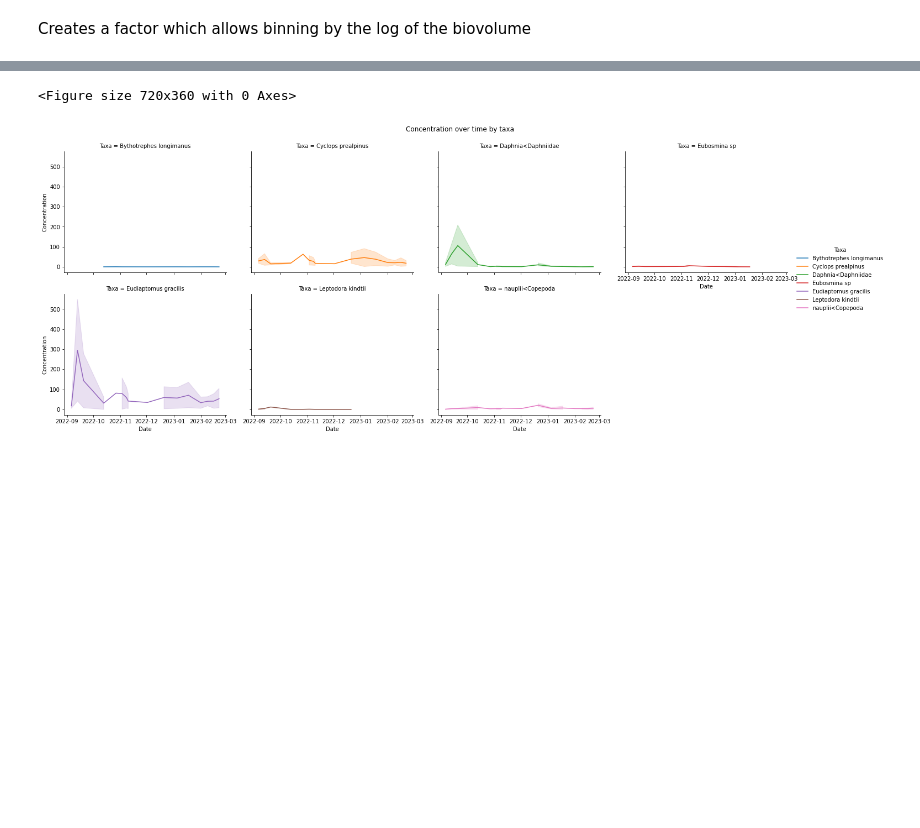
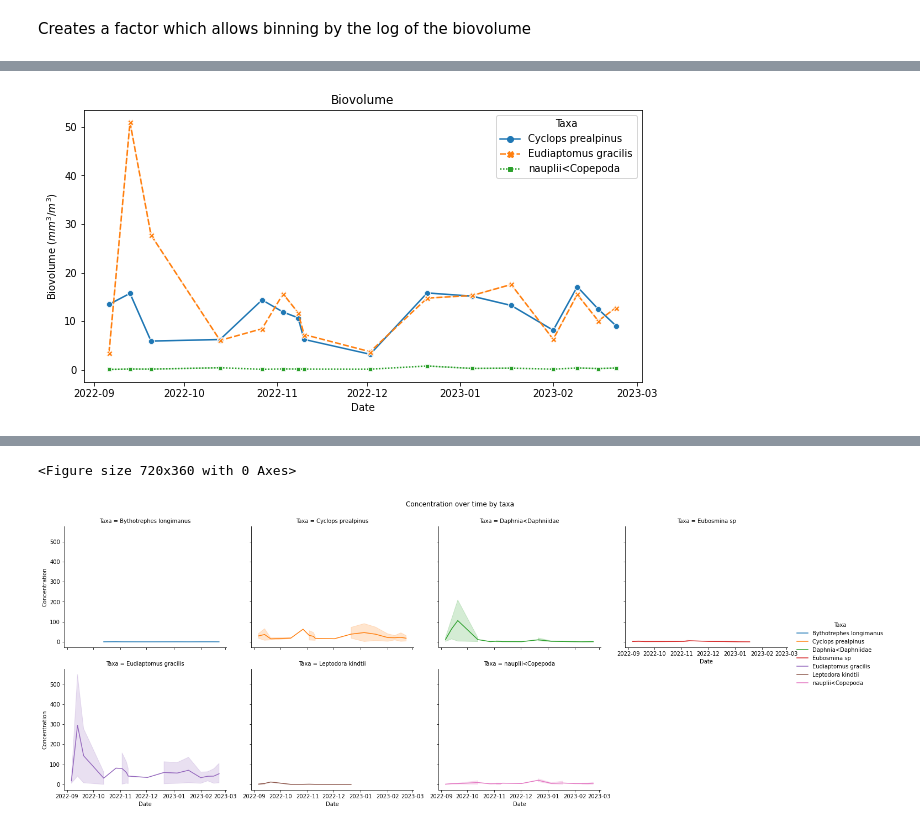
Before and after one commit to JerKeller/MP-Ecotaxa, a Jupyter notebook: ecotaxa_analysis.ipynb, the cells around one changed output, grey strips where cells are left out. Cells and saved outputs as stored; diff of their text form; code cells hidden in the pictures; blank space fills up the shorter version.

```diff
--- a/ecotaxa_analysis.ipynb
+++ b/ecotaxa_analysis.ipynb
@@ -86,0 +111,10 @@ concentration_data.reset_index(inplace=True)
+# %%
+plt.figure(figsize=(10, 5))
+sns.lineplot(x="Date", y="Biovolume", hue="Taxa", data=concentration_data_cyclops, style="Taxa", markers=True)
+#plt.yscale("log") # add logarithmic scale
+plt.title("Biovolume")
+plt.xlabel("Date")
+plt.ylabel("Biovolume ($mm^3$/$m^3$)")
+plt.show()
+# %% [output]
+[figure, added]
```
Also changed, not shown: parts of 35 cells of this notebook.
